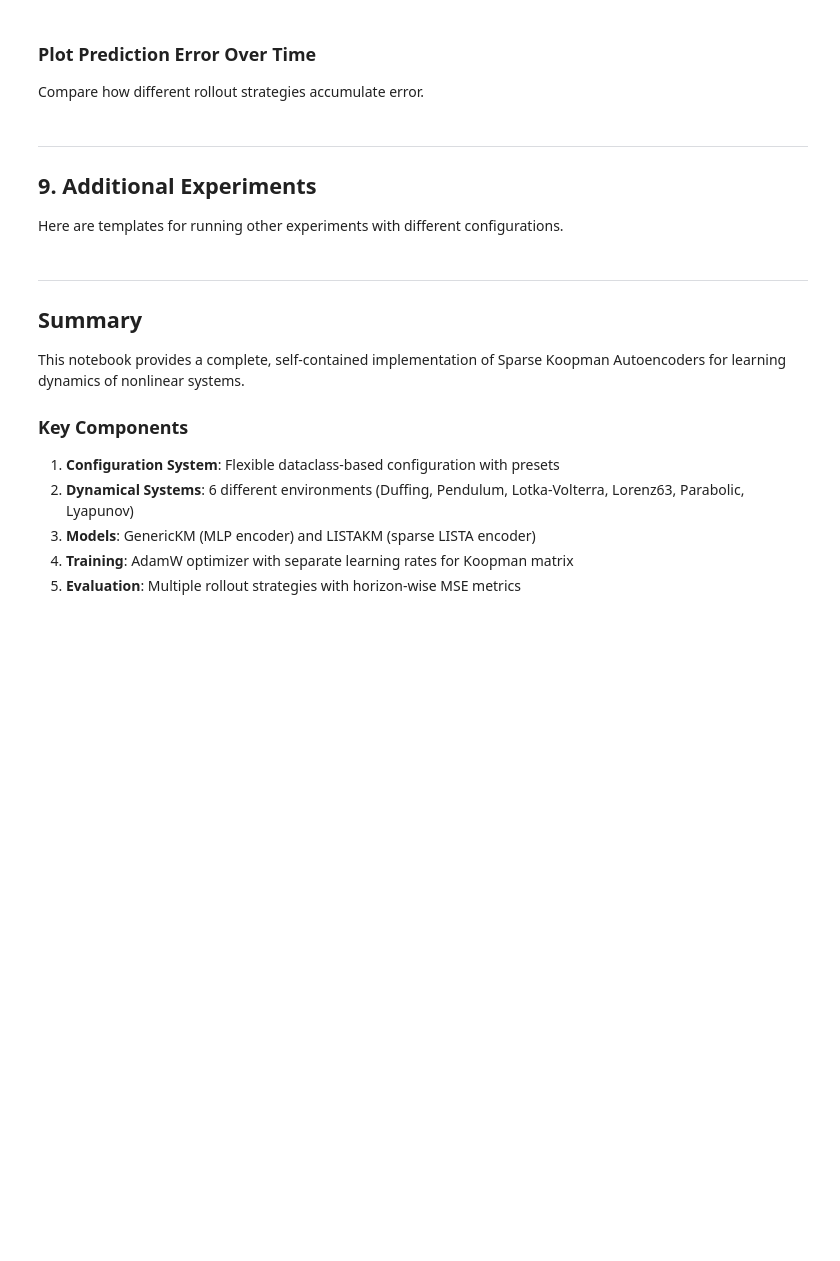
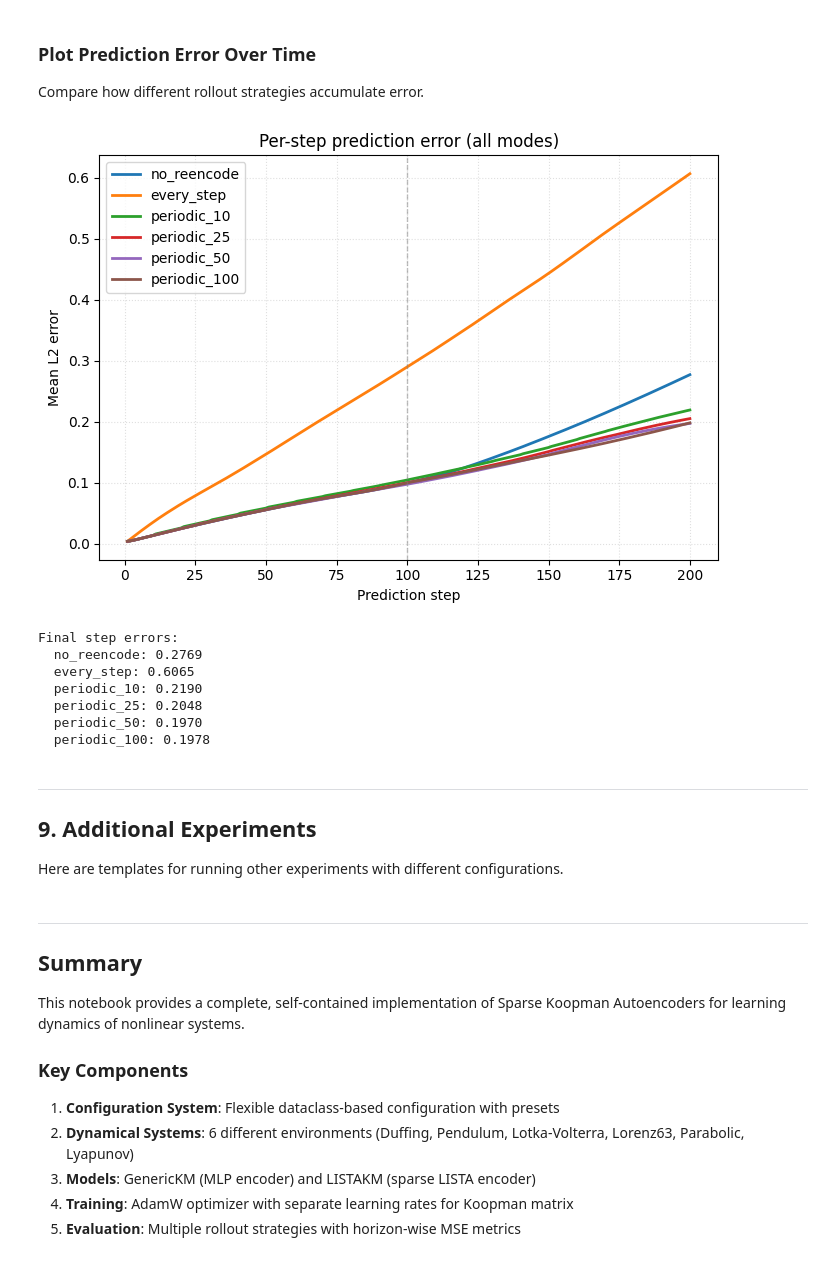
Before and after one commit to aidanmrli/ksae, a Jupyter notebook: notebooks/sparse_koopman_pytorch.ipynb, the cells around one changed output. Saved outputs shown, nothing was run; the diff lists cells and outputs as text; code cells hidden in the pictures; blank space fills up the shorter version.

```diff
--- a/notebooks/sparse_koopman_pytorch.ipynb
+++ b/notebooks/sparse_koopman_pytorch.ipynb
@@ -2370,3 +2395,68 @@ print(f"Final step error (every-step): {error_every_step[-1]:.4f}")
+# %%
+# Compute per-step errors for all rollout modes
+# Matches _save_error_curve_combined style from evaluation.py
+
+# Generate ground truth for comparison
+true_traj = generate_trajectory(vec_env.step, init_states, length=length)
+
+# Compute errors for each mode
+per_step_errors = {}
+for period in reencode_periods:
+    pred = trajectories[period]
+    error = torch.norm(pred - true_traj, dim=-1).mean(dim=1)
+    if period == 0:
+        mode_name = "no_reencode"
+    elif period == 1:
+        mode_name = "every_step"
+    else:
+        mode_name = f"periodic_{period}"
+    per_step_errors[mode_name] = error
+
+# Also add periodic reencoding modes for comprehensive comparison
+periodic_periods = [10, 25, 50, 100]
+model.eval()
+with torch.no_grad():
+    for period in periodic_periods:
+        if period not in reencode_periods:
+            pred = rollout_periodic_reencode(model, init_states.to(DEVICE), length, period=period)
+            error = torch.norm(pred.cpu() - true_traj, dim=-1).mean(dim=1)
+            per_step_errors[f"periodic_{period}"] = error
+
+# Plot combined error curve (matching _save_error_curve_combined)
+highlight_steps = [100, 1000]  # Match horizons from EvaluationSettings
+
+fig, ax = plt.subplots(1, 1, figsize=(7, 5))
+for mode_name, errors in per_step_errors.items():
+    error_np = errors.cpu().numpy()
+    steps = np.arange(1, error_np.shape[0] + 1)
+    ax.plot(steps, error_np, linewidth=2, label=mode_name)
+
+# Add highlight lines for horizons
+for step in highlight_steps:
+    if step <= length:
+        ax.axvline(step, color="gray", linestyle="--", linewidth=1.0, alpha=0.5)
+
+ax.set_xlabel("Prediction step")
+ax.set_ylabel("Mean L2 error")
+ax.set_title("Per-step prediction error (all modes)")
+ax.grid(True, linestyle=":", alpha=0.4)
+ax.legend()
+fig.tight_layout()
+plt.show()
+
+# Print final step errors
+print("\nFinal step errors:")
+for mode_name, errors in per_step_errors.items():
+    print(f"  {mode_name}: {errors[-1]:.4f}")
+# %% [output]
+[figure, added]
+Final step errors:
+  no_reencode: 0.2769
+  every_step: 0.6065
+  periodic_10: 0.2190
+  periodic_25: 0.2048
+  periodic_50: 0.1970
+  periodic_100: 0.1978
 # %% [markdown]
 ---
 
```
Also changed, not shown: parts of 16 cells of this notebook.
